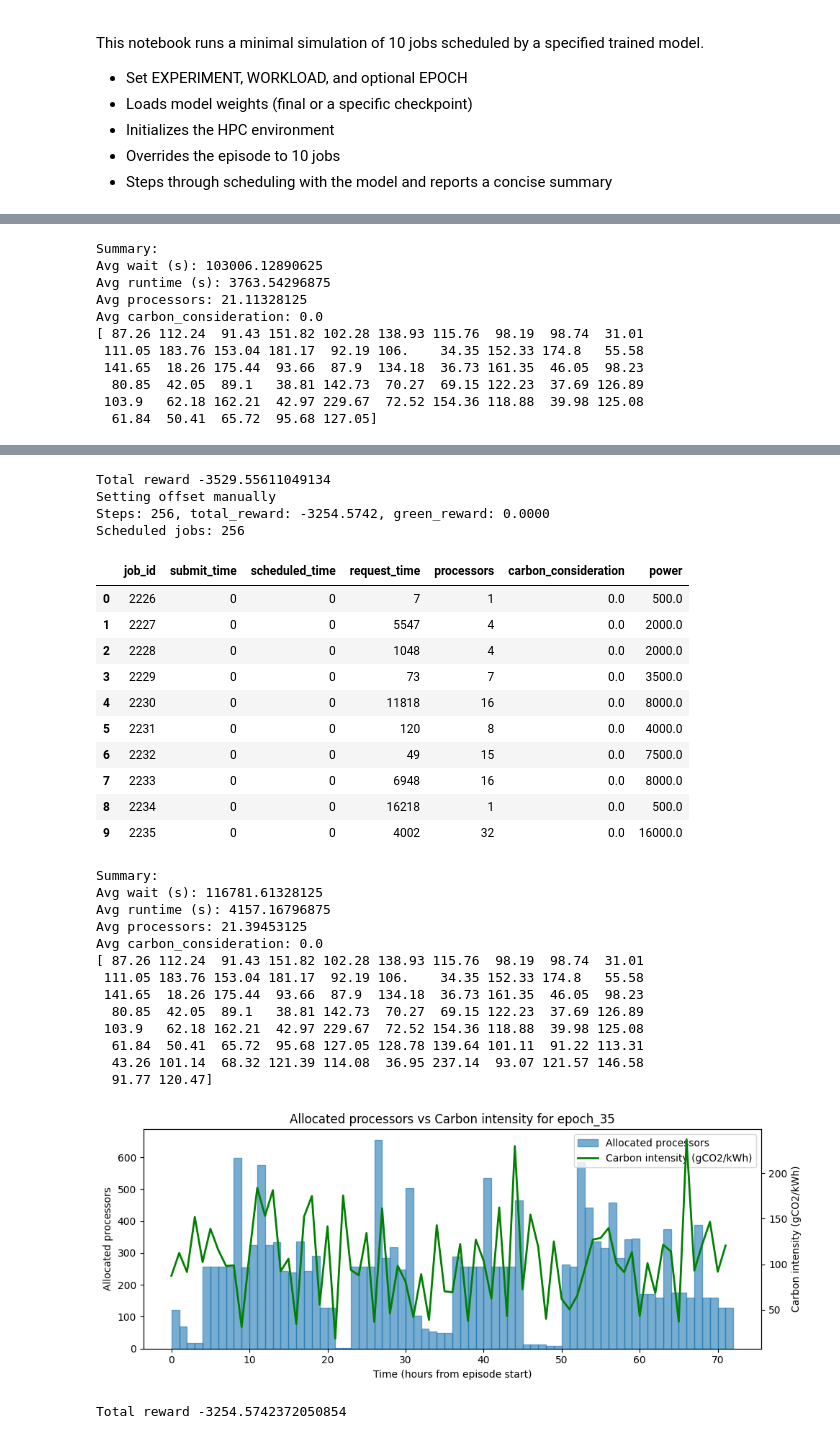
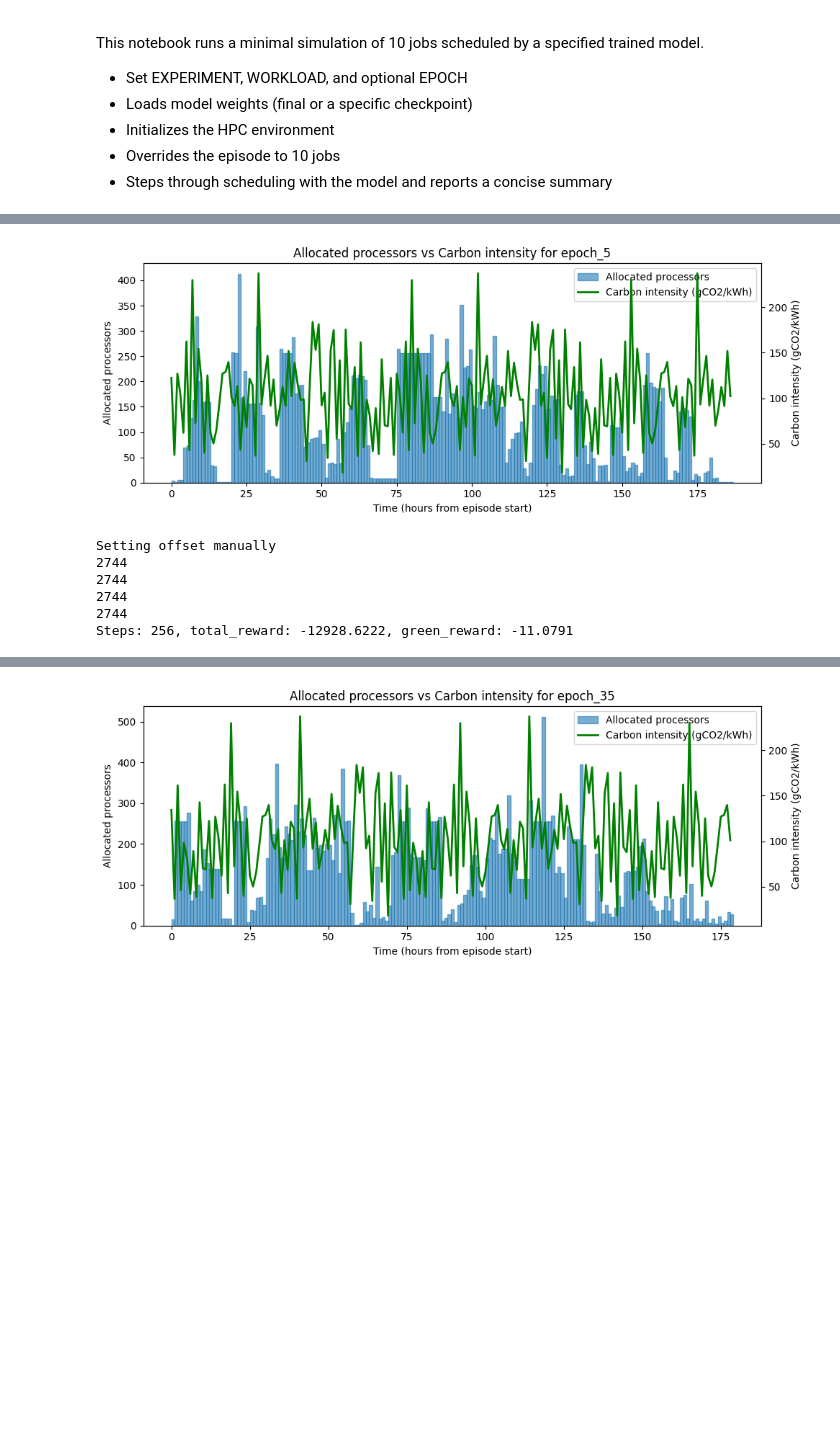
Before and after one commit to dadyownes15/rl-scheduler-v2, a Jupyter notebook: simple_simulation.ipynb, the cells around one changed output, grey strips where cells are left out. Saved outputs shown, nothing was run; the diff lists cells and outputs as text; code cells hidden in the pictures; blank space fills up the shorter version.

```diff
--- a/simple_simulation.ipynb
+++ b/simple_simulation.ipynb
@@ -14,17 +14,16 @@ This notebook runs a minimal simulation of 10 jobs scheduled by a specified trai
 # (e.g., "lublin_256_uni/MARL_carbon_co2direct"). This avoids coupling to the
 # SWF file chosen for testing (e.g., frontloaded sanity datasets).
 
-EXPERIMENT_PATH = "lublin_256_carbon_all1/MARL_carbon_min_only"  # e.g., "lublin_256_uni/MARL_carbon_min_only" overrides EXPERIMENT
+EXPERIMENT_PATH = "lublin_256_carbon_all1/MARL_smaller_delays"  # e.g., "lublin_256_uni/MARL_carbon_min_only" overrides EXPERIMENT
 
 # You can point WORKLOAD to any SWF (sanity/frontloaded) without affecting where
 # the checkpoint is loaded from when EXPERIMENT_PATH is set.
-WORKLOAD = "./data/lublin_256_frontloaded.swf"
-EPOCH = 35  # e.g., 300 for a specific checkpoint, or None for final
+WORKLOAD = "./data/lublin_256_carbon_all1_frontloaded.swf"
 
 BACKFILL = 0   # 0=FCFS, 1=backfill enabled
 SEED = 42
 DEBUG = False
-JOBS_PER_EPISODE = 100
+JOBS_PER_EPISODE = 5
 delayMaxJobNum = 5
 
 action2_num= 7 + delayMaxJobNum + 1
@@ -90,6 +58,7 @@ def initialize_environment(workload, backfill, debug, seed, jobs_per_episode):
 def run_scheduling_loop(env, model, action2_num, delayMaxJobNum, MAX_QUEUE_SIZE):
     # Run scheduling loop
     o = env.build_observation()
+
     running_num = 0
     step_count = 0
 
@@ -138,6 +107,10 @@ def run_scheduling_loop(env, model, action2_num, delayMaxJobNum, MAX_QUEUE_SIZE)
         total_reward += r
         green_reward += greenRwd
 
+        if step_count < 5:
+            print(len(o))
+            # print(o[MAX_QUEUE_SIZE*JOB_FEATURES+run_win])
+
         # Track scheduled job
         if selected_job is not None and hasattr(selected_job, 'scheduled_time') and selected_job.scheduled_time != -1:
             scheduled_jobs.append({
@@ -162,17 +135,10 @@ def run_scheduling_loop(env, model, action2_num, delayMaxJobNum, MAX_QUEUE_SIZE)
 def analyze_results(scheduled_jobs, total_reward, green_reward, model_name):
 
     jobs_df = pd.DataFrame(scheduled_jobs)
-    print(f"Scheduled jobs: {len(jobs_df)}")
-    display(jobs_df.head(10))
 
     if not jobs_df.empty:
         jobs_df['wait_time'] = jobs_df['scheduled_time'] - jobs_df['submit_time']
-        print("\nSummary:")
-        print("Avg wait (s):", jobs_df['wait_time'].mean())
-        print("Avg runtime (s):", jobs_df['request_time'].mean())
-        print("Avg processors:", jobs_df['processors'].mean())
-        print("Avg carbon_consideration:", jobs_df['carbon_consideration'].mean())
-        # Visualization: Allocated processors vs carbon intensity over time
+       # Visualization: Allocated processors vs carbon intensity over time
 
     if not jobs_df.empty:
         # Choose time bin size (seconds)
@@ -209,8 +175,6 @@ def analyze_results(scheduled_jobs, total_reward, green_reward, model_name):
                 carbon_vals.append(carbon_intensity_at_t)
             carbon_vals = np.array(carbon_vals, dtype=float)
 
-            print(carbon_vals)
-
             # X coordinates in hours relative to start
             rel_hours = (time_bins[:-1] - start_t) / 3600.0
 
@@ -236,14 +200,13 @@ def analyze_results(scheduled_jobs, total_reward, green_reward, model_name):
             print('No scheduled jobs to visualize yet.')
     else:
         print('No jobs were scheduled.')
-
-    print("Total reward", total_reward)
 # %%
 
 # Load in epoch 35 vs 5
 env = initialize_environment(WORKLOAD, BACKFILL, DEBUG, SEED, JOBS_PER_EPISODE)
+print("Envoriment Loaded")
 model_epoch_5 = initialize_model(EXPERIMENT_PATH, WORKLOAD, 5)
-model_epoch_35 = initialize_model(EXPERIMENT_PATH, WORKLOAD, 35)
+model_epoch_35 = initialize_model(EXPERIMENT_PATH, WORKLOAD, 10)
 
 models = [
     {'name': 'epoch_5', 'model': model_epoch_5},
@@ -284,11 +241,7 @@ Scheduled jobs: 256
+[figure, new version]
-Summary:
-Avg wait (s): 103006.12890625
-Avg runtime (s): 3763.54296875
-Avg processors: 21.11328125
-Avg carbon_consideration: 0.0
-[ 87.26 112.24  91.43 151.82 102.28 138.93 115.76  98.19  98.74  31.01
- 111.05 183.76 153.04 181.17  92.19 106.    34.35 152.33 174.8   55.58
- 141.65  18.26 175.44  93.66  87.9  134.18  36.73 161.35  46.05  98.23
-  80.85  42.05  89.1   38.81 142.73  70.27  69.15 122.23  37.69 126.89
- 103.9   62.18 162.21  42.97 229.67  72.52 154.36 118.88  39.98 125.08
-  61.84  50.41  65.72  95.68 127.05]
+Setting offset manually
+2744
+2744
+2744
+2744
+Steps: 256, total_reward: -12928.6222, green_reward: -11.0791
@@ -296,30 +248 @@ Avg carbon_consideration: 0.0
-Total reward -3529.55611049134
-Setting offset manually
-Steps: 256, total_reward: -3254.5742, green_reward: 0.0000
-Scheduled jobs: 256
-|  | job_id | submit_time | scheduled_time | request_time | processors | carbon_consideration | power |
-| 0 | 2226 | 0 | 0 | 7 | 1 | 0.0 | 500.0 |
-| 1 | 2227 | 0 | 0 | 5547 | 4 | 0.0 | 2000.0 |
-| 2 | 2228 | 0 | 0 | 1048 | 4 | 0.0 | 2000.0 |
-| 3 | 2229 | 0 | 0 | 73 | 7 | 0.0 | 3500.0 |
-| 4 | 2230 | 0 | 0 | 11818 | 16 | 0.0 | 8000.0 |
-| 5 | 2231 | 0 | 0 | 120 | 8 | 0.0 | 4000.0 |
-| 6 | 2232 | 0 | 0 | 49 | 15 | 0.0 | 7500.0 |
-| 7 | 2233 | 0 | 0 | 6948 | 16 | 0.0 | 8000.0 |
-| 8 | 2234 | 0 | 0 | 16218 | 1 | 0.0 | 500.0 |
-| 9 | 2235 | 0 | 0 | 4002 | 32 | 0.0 | 16000.0 |
-Summary:
-Avg wait (s): 116781.61328125
-Avg runtime (s): 4157.16796875
-Avg processors: 21.39453125
-Avg carbon_consideration: 0.0
-[ 87.26 112.24  91.43 151.82 102.28 138.93 115.76  98.19  98.74  31.01
- 111.05 183.76 153.04 181.17  92.19 106.    34.35 152.33 174.8   55.58
- 141.65  18.26 175.44  93.66  87.9  134.18  36.73 161.35  46.05  98.23
-  80.85  42.05  89.1   38.81 142.73  70.27  69.15 122.23  37.69 126.89
- 103.9   62.18 162.21  42.97 229.67  72.52 154.36 118.88  39.98 125.08
-  61.84  50.41  65.72  95.68 127.05 128.78 139.64 101.11  91.22 113.31
-  43.26 101.14  68.32 121.39 114.08  36.95 237.14  93.07 121.57 146.58
-  91.77 120.47]
-[figure, old version]
+[figure, new version]
-Total reward -3254.5742372050854
```
Also changed, not shown: parts of 6 cells of this notebook, 11 other files.
